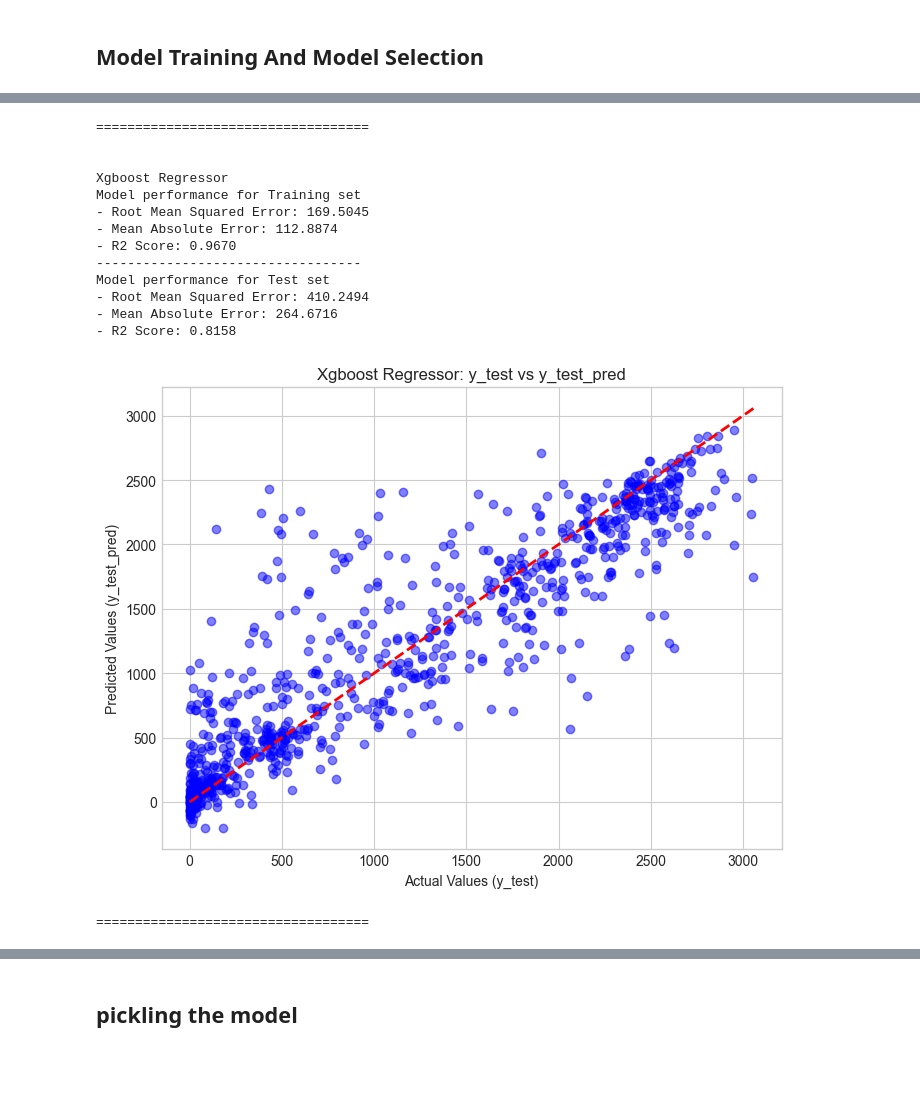
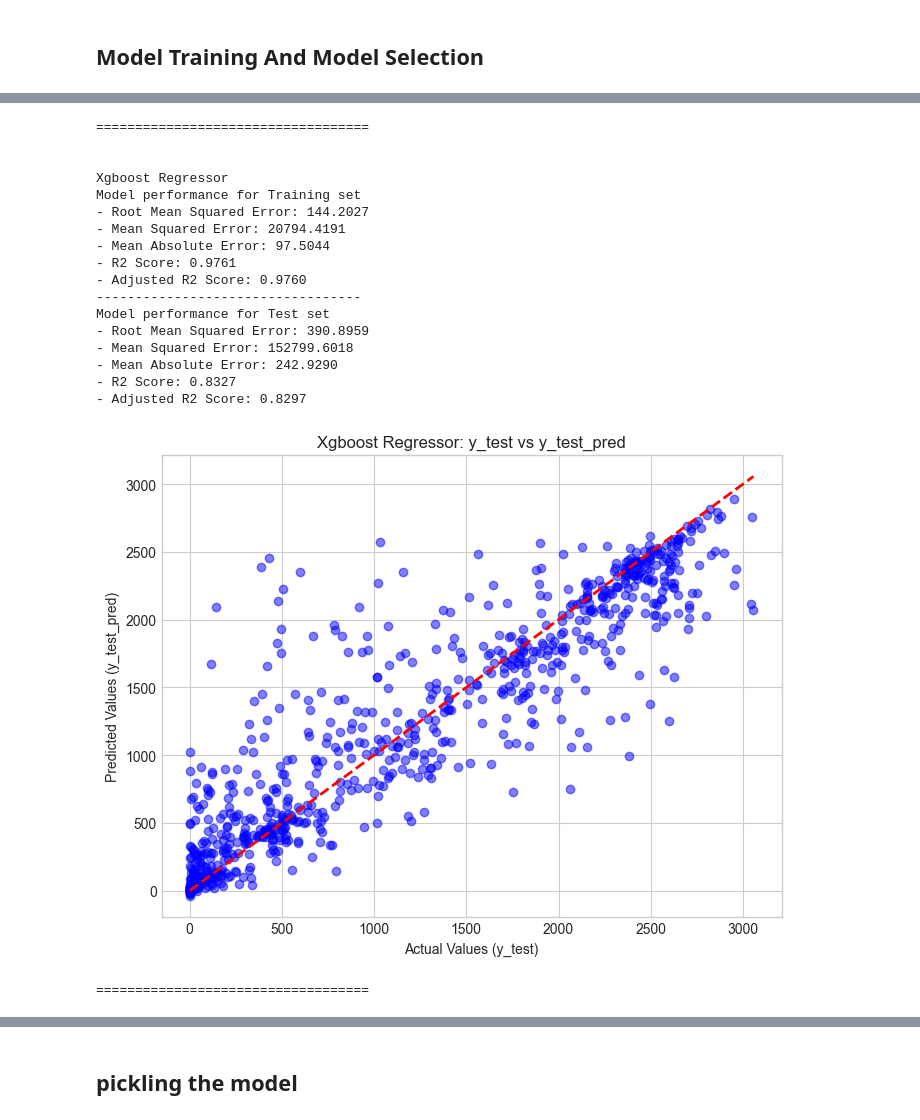
Before and after one commit to ayush-kapuskari/IEEE-Hackathon, a Jupyter notebook: modeltraining.ipynb, the cells around one changed output, grey strips where cells are left out. Drawn from its saved outputs; the diff is of its cells as text; code cells hidden in the pictures; blank space fills up the shorter version.

```diff
--- a/modeltraining.ipynb
+++ b/modeltraining.ipynb
@@ -243,23 +265,31 @@ randomcv_models = [
 
                    ]
 # %%
-##Hyperparameter Tuning
 from sklearn.model_selection import RandomizedSearchCV
+from sklearn.metrics import mean_squared_error, make_scorer
+
+# Create a custom scorer for RMSE
+rmse_scorer = make_scorer(mean_squared_error, greater_is_better=False, squared=False)
 
 model_param = {}
 for name, model, params in randomcv_models:
+    print(f"Starting RandomizedSearchCV for {name}...")
     random = RandomizedSearchCV(estimator=model,
                                    param_distributions=params,
-                                   n_iter=100,
+                                   n_iter=80,
                                    cv=3,
+                                   scoring=rmse_scorer,
                                    verbose=2,
                                    n_jobs=-1,
-                                   error_score='raise')
-    print(name, model)
-    random.fit(x_train_scaled,y_train)
+                                   error_score='raise',
+                                   random_state=42)
+
+    random.fit(x_train,y_train)
     model_param[name] = random.best_params_
+    print(f"Finished search for {name}. Best parameters found.")
 
 for model_name in model_param:
     print(f"---------------- Best Params for {model_name} -------------------")
     print(model_param[model_name])
+    print("\n")
 # %% [output]
@@ -286,36 +324,62 @@ import matplotlib.pyplot as plt
 
 
 models = {
-    "Random Forest Regressor": RandomForestRegressor(n_estimators=1000, min_samples_split=2, max_features='log2', max_depth=None,
-                                                    n_jobs=-1),
-    "Xgboost Regressor": XGBRegressor(n_estimators=300, learning_rate=0.1,
-                                     max_depth=5, colsample_bytree=0.8)
+    "Random Forest Regressor": RandomForestRegressor(n_estimators=750, min_samples_split=2, max_features='sqrt' ,min_samples_leaf=1,max_depth=30,bootstrap=False, n_jobs=-1),
+    "Xgboost Regressor": XGBRegressor(n_estimators=1000, learning_rate=0.01,gamma=0.2,max_depth=7, colsample_bytree=1.0, subsample=0.6)
 }
 
 for i in range(len(list(models))):
     model = list(models.values())[i]
-    model.fit(x_train_scaled, y_train) # Train model
+    model.fit(x_train, y_train) # Train model
 
     # Make predictions
-    y_train_pred = model.predict(x_train_scaled)
-    y_test_pred = model.predict(x_test_scaled)
+    y_train_pred = model.predict(x_train)
+    y_test_pred = model.predict(x_test)
 
-    model_train_mae, model_train_rmse, model_train_r2 = evaluate_model(y_train, y_train_pred)
-    model_test_mae, model_test_rmse, model_test_r2 = evaluate_model(y_test, y_test_pred)
+
+
+n_train_samples = 3370
+n_test_samples = 843
+n_features = 15
+
+# Model training and evaluation loop
+for i in range(len(list(models))):
+    model = list(models.values())[i]
+    model.fit(x_train, y_train)  # Train model
+
+    # Make predictions
+    y_train_pred = model.predict(x_train)
+    y_test_pred = model.predict(x_test)
+
+    # Evaluate Train and Test dataset
+    model_train_mae,model_train_mse, model_train_rmse, model_train_r2, model_train_adj_r2 = evaluate_model(
+        y_train, y_train_pred, n_train_samples, n_features
+    )
+    model_test_mae,model_test_mse, model_test_rmse, model_test_r2, model_test_adj_r2 = evaluate_model(
+        y_test, y_test_pred, n_test_samples, n_features
+    )
+
+
+
+
 
     print(list(models.keys())[i])
 
     print('Model performance for Training set')
     print("- Root Mean Squared Error: {:.4f}".format(model_train_rmse))
+    print("- Mean Squared Error: {:.4f}".format(model_train_mse))
     print("- Mean Absolute Error: {:.4f}".format(model_train_mae))
     print("- R2 Score: {:.4f}".format(model_train_r2))
+    print("- Adjusted R2 Score: {:.4f}".format(model_train_adj_r2))
 
     print('----------------------------------')
 
     print('Model performance for Test set')
     print("- Root Mean Squared Error: {:.4f}".format(model_test_rmse))
+    print("- Mean Squared Error: {:.4f}".format(model_test_mse))
     print("- Mean Absolute Error: {:.4f}".format(model_test_mae))
     print("- R2 Score: {:.4f}".format(model_test_r2))
+    print("- Adjusted R2 Score: {:.4f}".format(model_test_adj_r2))
 
     # Create a new figure for each model
     plt.figure(figsize=(8, 6))
@@ -344,15 +412,19 @@ Model performance for Test set
 ===================================
 
 
 Xgboost Regressor
 Model performance for Training set
-- Root Mean Squared Error: 169.5045
-- Mean Absolute Error: 112.8874
-- R2 Score: 0.9670
+- Root Mean Squared Error: 144.2027
+- Mean Squared Error: 20794.4191
+- Mean Absolute Error: 97.5044
+- R2 Score: 0.9761
+- Adjusted R2 Score: 0.9760
 ----------------------------------
 Model performance for Test set
-- Root Mean Squared Error: 410.2494
-- Mean Absolute Error: 264.6716
-- R2 Score: 0.8158
+- Root Mean Squared Error: 390.8959
+- Mean Squared Error: 152799.6018
+- Mean Absolute Error: 242.9290
+- R2 Score: 0.8327
+- Adjusted R2 Score: 0.8297
-[figure, old version]
+[figure, new version]
 ===================================
```
Also changed, not shown: parts of 47 cells of this notebook, 23 other files.
